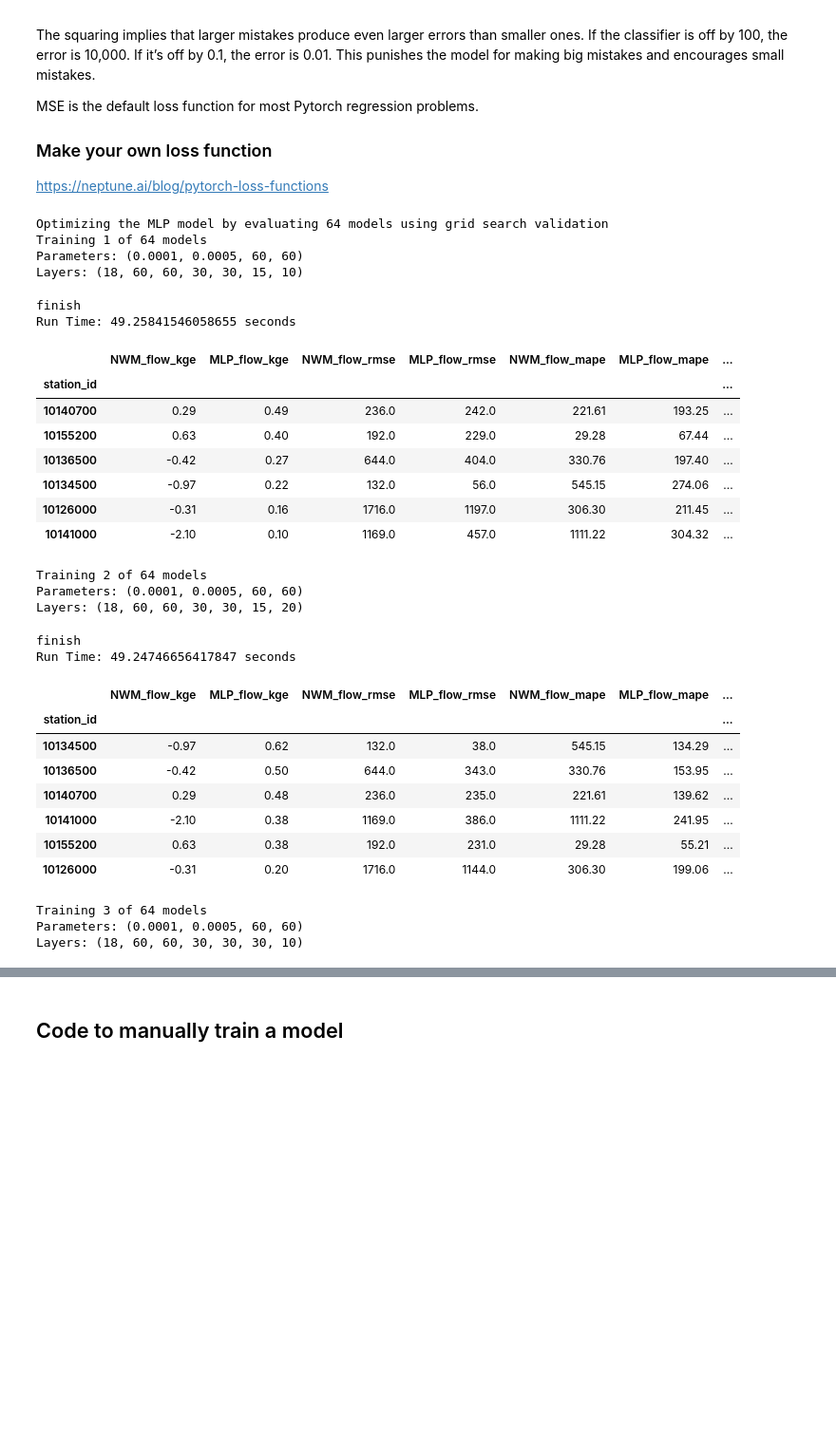
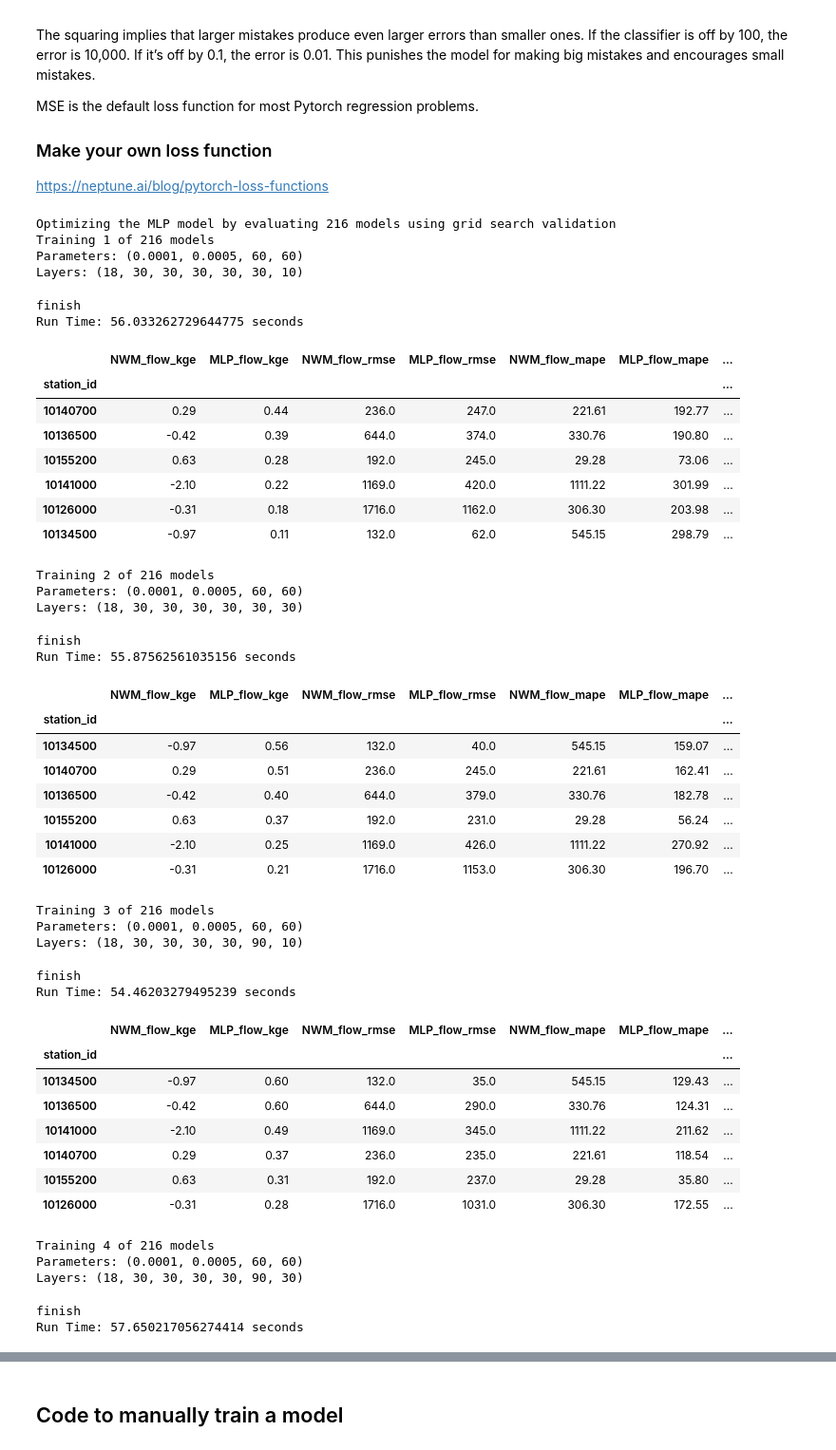
Before and after one commit to whitelightning450/NWM_ML, a Jupyter notebook: RJ/ModelDevelopment/mlp.ipynb, the cells around one changed output, grey strips where cells are left out. Shown at 95% size. Drawn from its saved outputs; the diff is of its cells as text; code cells hidden in the pictures; blank space fills up the shorter version.

```diff
--- a/RJ/ModelDevelopment/mlp.ipynb
+++ b/RJ/ModelDevelopment/mlp.ipynb
@@ -184,61 +184,76 @@ epochs = [60] # - seems to converge around 80 epochs with 100 batrch size
 batch_size = [60]
 learning_rate = [0.0001]  #look up learning rate scheduler https://www.geeksforgeeks.org/understanding-pytorch-learning-rate-scheduling/ -  smaller learning rates doing better!
 decay = [0.0005]
-L1 = [60, 120]
-L2 = [60, 120]
-L3 = [30, 60]
-L4 = [30, 60]
-L5 = [15,30]
-L6 = [10,20]
+L1 = [30, 60, 90]
+L2 = [30, 60, 90]
+L3 = [30, 60, 90]
+L4 = [30, 90]
+L5 = [30, 90]
+L6 = [10, 30]
 
 search_params = epochs, batch_size, learning_rate, decay, L1, L2, L3, L4, L5, L6
 loss_func = nn.MSELoss()
 supply = False
 
 
 GS_Eval_DF, GS_Eval_dict = mlp_model.mlp_optimization(search_params,
                      x_train_scaled_t,
                      y_train_scaled_t,
                      loss_func,
                      model_path,
                      modelname,
                      supply,
                      test_years,
                      stations,
                      x_test_temp,
                      x_test_scaled,
                      y_test_temp,
                      StreamStats,
                      station_index_list)
 GS_Eval_DF
 # %% [output]
-Optimizing the MLP model by evaluating 64 models using grid search validation
-Training 1 of 64 models
+Optimizing the MLP model by evaluating 216 models using grid search validation
+Training 1 of 216 models
 Parameters: (0.0001, 0.0005, 60, 60)
-Layers: (18, 60, 60, 30, 30, 15, 10)
+Layers: (18, 30, 30, 30, 30, 30, 10)
 finish
-Run Time: 49.25841546058655 seconds
+Run Time: 56.033262729644775 seconds
 |  | NWM_flow_kge | MLP_flow_kge | NWM_flow_rmse | MLP_flow_rmse | NWM_flow_mape | MLP_flow_mape | ... |
 | station_id |  |  |  |  |  |  | ... |
-| 10140700 | 0.29 | 0.49 | 236.0 | 242.0 | 221.61 | 193.25 | ... |
-| 10155200 | 0.63 | 0.40 | 192.0 | 229.0 | 29.28 | 67.44 | ... |
-| 10136500 | -0.42 | 0.27 | 644.0 | 404.0 | 330.76 | 197.40 | ... |
-| 10134500 | -0.97 | 0.22 | 132.0 | 56.0 | 545.15 | 274.06 | ... |
-| 10126000 | -0.31 | 0.16 | 1716.0 | 1197.0 | 306.30 | 211.45 | ... |
-| 10141000 | -2.10 | 0.10 | 1169.0 | 457.0 | 1111.22 | 304.32 | ... |
+| 10140700 | 0.29 | 0.44 | 236.0 | 247.0 | 221.61 | 192.77 | ... |
+| 10136500 | -0.42 | 0.39 | 644.0 | 374.0 | 330.76 | 190.80 | ... |
+| 10155200 | 0.63 | 0.28 | 192.0 | 245.0 | 29.28 | 73.06 | ... |
+| 10141000 | -2.10 | 0.22 | 1169.0 | 420.0 | 1111.22 | 301.99 | ... |
+| 10126000 | -0.31 | 0.18 | 1716.0 | 1162.0 | 306.30 | 203.98 | ... |
+| 10134500 | -0.97 | 0.11 | 132.0 | 62.0 | 545.15 | 298.79 | ... |
-Training 2 of 64 models
+Training 2 of 216 models
 Parameters: (0.0001, 0.0005, 60, 60)
-Layers: (18, 60, 60, 30, 30, 15, 20)
+Layers: (18, 30, 30, 30, 30, 30, 30)
 finish
-Run Time: 49.24746656417847 seconds
+Run Time: 55.87562561035156 seconds
 |  | NWM_flow_kge | MLP_flow_kge | NWM_flow_rmse | MLP_flow_rmse | NWM_flow_mape | MLP_flow_mape | ... |
 | station_id |  |  |  |  |  |  | ... |
-| 10134500 | -0.97 | 0.62 | 132.0 | 38.0 | 545.15 | 134.29 | ... |
-| 10136500 | -0.42 | 0.50 | 644.0 | 343.0 | 330.76 | 153.95 | ... |
-| 10140700 | 0.29 | 0.48 | 236.0 | 235.0 | 221.61 | 139.62 | ... |
-| 10141000 | -2.10 | 0.38 | 1169.0 | 386.0 | 1111.22 | 241.95 | ... |
-| 10155200 | 0.63 | 0.38 | 192.0 | 231.0 | 29.28 | 55.21 | ... |
-| 10126000 | -0.31 | 0.20 | 1716.0 | 1144.0 | 306.30 | 199.06 | ... |
+| 10134500 | -0.97 | 0.56 | 132.0 | 40.0 | 545.15 | 159.07 | ... |
+| 10140700 | 0.29 | 0.51 | 236.0 | 245.0 | 221.61 | 162.41 | ... |
+| 10136500 | -0.42 | 0.40 | 644.0 | 379.0 | 330.76 | 182.78 | ... |
+| 10155200 | 0.63 | 0.37 | 192.0 | 231.0 | 29.28 | 56.24 | ... |
+| 10141000 | -2.10 | 0.25 | 1169.0 | 426.0 | 1111.22 | 270.92 | ... |
+| 10126000 | -0.31 | 0.21 | 1716.0 | 1153.0 | 306.30 | 196.70 | ... |
-Training 3 of 64 models
+Training 3 of 216 models
 Parameters: (0.0001, 0.0005, 60, 60)
-Layers: (18, 60, 60, 30, 30, 30, 10)
+Layers: (18, 30, 30, 30, 30, 90, 10)
+finish
+Run Time: 54.46203279495239 seconds
+|  | NWM_flow_kge | MLP_flow_kge | NWM_flow_rmse | MLP_flow_rmse | NWM_flow_mape | MLP_flow_mape | ... |
+| station_id |  |  |  |  |  |  | ... |
+| 10134500 | -0.97 | 0.60 | 132.0 | 35.0 | 545.15 | 129.43 | ... |
+| 10136500 | -0.42 | 0.60 | 644.0 | 290.0 | 330.76 | 124.31 | ... |
+| 10141000 | -2.10 | 0.49 | 1169.0 | 345.0 | 1111.22 | 211.62 | ... |
+| 10140700 | 0.29 | 0.37 | 236.0 | 235.0 | 221.61 | 118.54 | ... |
+| 10155200 | 0.63 | 0.31 | 192.0 | 237.0 | 29.28 | 35.80 | ... |
+| 10126000 | -0.31 | 0.28 | 1716.0 | 1031.0 | 306.30 | 172.55 | ... |
+Training 4 of 216 models
+Parameters: (0.0001, 0.0005, 60, 60)
+Layers: (18, 30, 30, 30, 30, 90, 30)
+finish
+Run Time: 57.650217056274414 seconds
```
Also changed, not shown: parts of 3 cells of this notebook, 12 other files.
